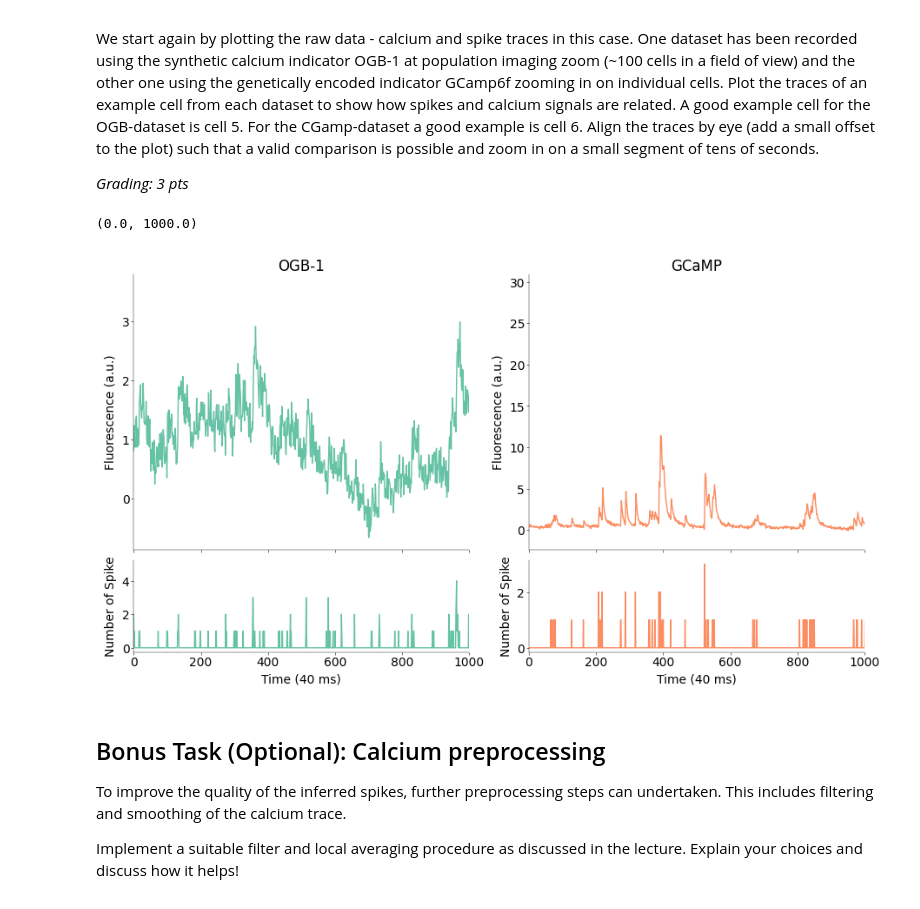
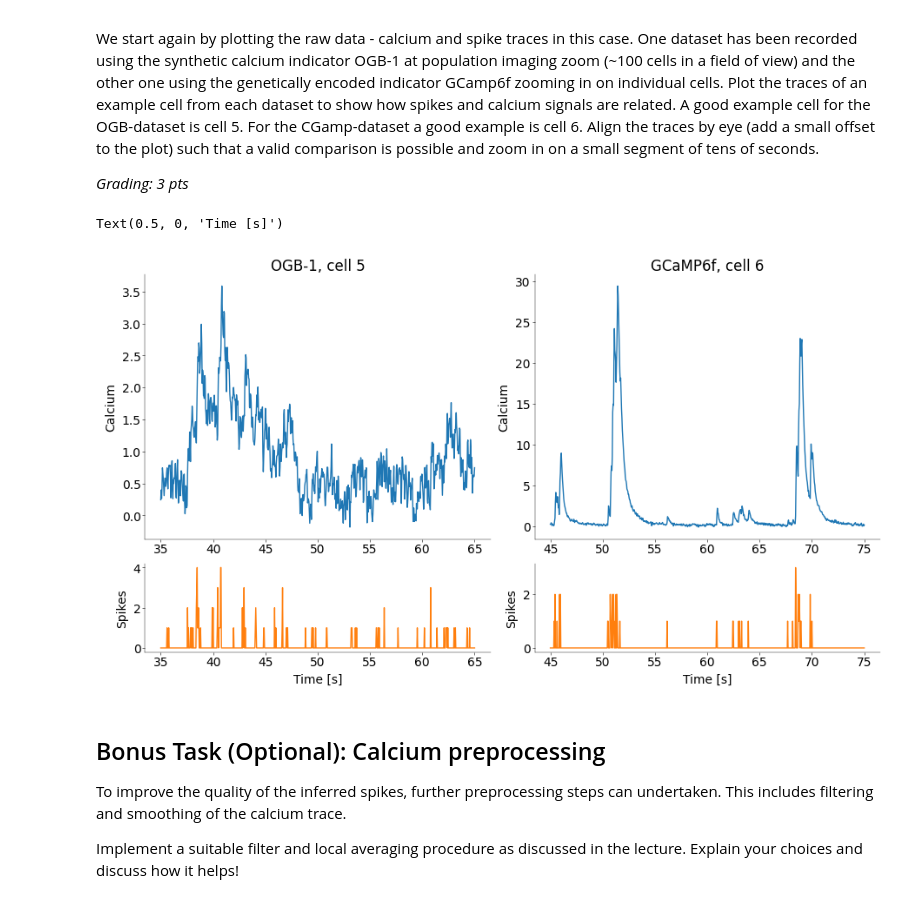
Before and after one commit to ZhidongZhang96/Course_NeuralDataScience_SS26, a Jupyter notebook: notebooks/CodingLab3.ipynb, the cells around one changed output. Drawn from its saved outputs; the diff is of its cells as text; code cells hidden in the pictures.

```diff
--- a/notebooks/CodingLab3.ipynb
+++ b/notebooks/CodingLab3.ipynb
@@ -92,45 +85,66 @@ algo_palette = {"Deconvolution": colors[2], "OOPSI": colors[3]}
 # %%
 # --------------------------------
 # Resample and prepare data (1 pt)
 # --------------------------------
+factor = 4
+fs = 25
+dt = 1 / fs
 
-dt = 1 / 25  # s
-# Downsampling 100/4 = 25 Hz, and take the sum of spike num within the previous bins to be the spike num of the new bin
-ogb_calcium_5 = signal.decimate(ogb_calcium["5"], 4)
-gcamp_calcium_6 = signal.decimate(gcamp_calcium["6"], 4)
-ogb_spikes_5 = ogb_spikes["5"].groupby(ogb_spikes.index // 4).sum()
-gcamp_spikes_6 = gcamp_spikes["6"].groupby(gcamp_spikes.index // 4).sum()
+
+def prepare_trace_pair(calcium_df, spikes_df, cell, factor=4):
+    ca = signal.decimate(calcium_df.iloc[:, cell].dropna().to_numpy(), factor)
+
+    sp = spikes_df.iloc[:, cell].dropna().to_numpy()
+    sp = sp[: len(sp) // factor * factor].reshape(-1, factor).sum(axis=1)
+
+    n = min(len(ca), len(sp))
+    ca = ca[:n]
+    sp = sp[:n]
+    t = np.arange(n) * dt
+
+    return t, ca, sp
+
+
+t_ogb, ogb_calcium_5, ogb_spikes_5 = prepare_trace_pair(ogb_calcium, ogb_spikes, cell=5)
+t_gcamp, gcamp_calcium_6, gcamp_spikes_6 = prepare_trace_pair(
+    gcamp_calcium, gcamp_spikes, cell=6
+)
+
 
 fig, axs = plt.subplots(
-    2, 2, figsize=(9, 5), height_ratios=[3, 1], layout="constrained", sharex="col"
+    2, 2, figsize=(9, 5), height_ratios=[3, 1], layout="constrained"
 )
+
 # --------------------
 # Plot OGB data (1 pt)
 # --------------------
-axs[0, 0].plot(ogb_calcium_5, color=colors[0])
-axs[1, 0].plot(ogb_spikes_5, color=colors[0])
+start, stop = 35, 65
+mask = (t_ogb >= start) & (t_ogb <= stop)
 
-axs[0, 0].set_title("OGB-1")
-axs[0, 0].set_ylabel("Fluorescence (a.u.)")
-# axs[0, 0].legend()
-axs[1, 0].set_xlabel("Time (40 ms)")
-axs[1, 0].set_ylabel("Number of Spike")
-axs[1, 0].set_xlim(0, 1000)
+axs[0, 0].plot(t_ogb[mask], ogb_calcium_5[mask], color="C0")
+axs[1, 0].plot(t_ogb[mask], ogb_spikes_5[mask], color="C1")
+
+axs[0, 0].set_title("OGB-1, cell 5")
+axs[0, 0].set_ylabel("Calcium")
+axs[1, 0].set_ylabel("Spikes")
+axs[1, 0].set_xlabel("Time [s]")
 
 # ----------------------
 # Plot GCamp data (1 pt)
 # ----------------------
-axs[0, 1].plot(gcamp_calcium_6, color=colors[1])
-axs[1, 1].plot(gcamp_spikes_6, color=colors[1])
+start, stop = 45, 75
+mask = (t_gcamp >= start) & (t_gcamp <= stop)
 
-axs[0, 1].set_title("GCaMP")
-axs[0, 1].set_ylabel("Fluorescence (a.u.)")
-axs[1, 1].set_xlabel("Time (40 ms)")
-axs[1, 1].set_ylabel("Number of Spike")
-axs[1, 1].set_xlim(0, 1000)
+axs[0, 1].plot(t_gcamp[mask], gcamp_calcium_6[mask], color="C0")
+axs[1, 1].plot(t_gcamp[mask], gcamp_spikes_6[mask], color="C1")
+
+axs[0, 1].set_title("GCaMP6f, cell 6")
+axs[0, 1].set_ylabel("Calcium")
+axs[1, 1].set_ylabel("Spikes")
+axs[1, 1].set_xlabel("Time [s]")
 # %% [output]
-(0.0, 1000.0)
+Text(0.5, 0, 'Time [s]')
-[figure, old version]
+[figure, new version]
 # %% [markdown]
 ## Bonus Task (Optional): Calcium preprocessing
 
```
Also changed, not shown: parts of 20 cells of this notebook, 1 other file.
